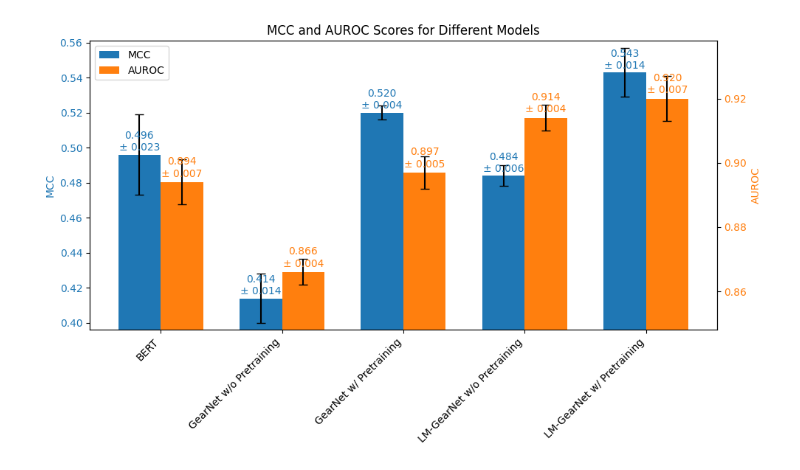
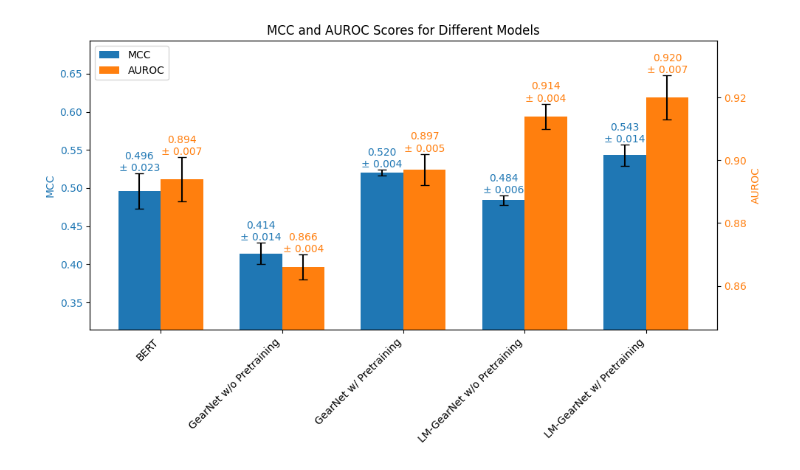
Before and after one commit to dlwocks31/atpbind, a Jupyter notebook: SummaryGraphs.ipynb, the cells around one changed output. Saved outputs shown, nothing was run; the diff lists cells and outputs as text; code cells hidden in the pictures.

Commit message:
SummaryGraphs update

```diff
--- a/SummaryGraphs.ipynb
+++ b/SummaryGraphs.ipynb
@@ -44,35 +44,35 @@ ax1.set_xticklabels(models, rotation=45, ha='right')
 
 # Set the chart title
 ax1.set_title('MCC and AUROC Scores for Different Models')
 
 # Set the y-axis limits for MCC and AUROC
-ax1.set_ylim(min(MCC) - 0.018, max(MCC) + 0.018)
-ax2.set_ylim(min(AUROC) - 0.018, max(AUROC) + 0.018)
+ax1.set_ylim(min(MCC) - 0.1, max(MCC) + 0.15)
+ax2.set_ylim(min(AUROC) - 0.02, max(AUROC) + 0.018)
 
 # Get the legend handles and labels
 handles1, labels1 = ax1.get_legend_handles_labels()
 handles2, labels2 = ax2.get_legend_handles_labels()
 
 # Merge the legend handles and labels
 handles = handles1 + handles2
 labels = labels1 + labels2
 
 # Create a single legend
 plt.legend(handles, labels, loc='upper left')
 
 # Loop over the bars and place a label for each bar
 for i, bar in enumerate(bars1):
     yval = bar.get_height()
-    ax1.text(bar.get_x() + bar.get_width()/2.0, yval + 0.001,
+    ax1.text(bar.get_x() + bar.get_width()/2.0, yval + MCC_std[i],
              f"%.3f\n± {MCC_std[i]}" % yval, va='bottom', ha='center', color='tab:blue')
 
 for i, bar in enumerate(bars2):
     yval = bar.get_height()
-    ax2.text(bar.get_x() + bar.get_width()/2.0, yval + 0.001,
+    ax2.text(bar.get_x() + bar.get_width()/2.0, yval + AUROC_std[i],
              f"%.3f\n± {AUROC_std[i]}" % yval, va='bottom', ha='center', color='tab:orange')
 
 # Display the chart
 plt.tight_layout()
 plt.show()
 # %% [output]
-[figure, old version]
+[figure, new version]
```
